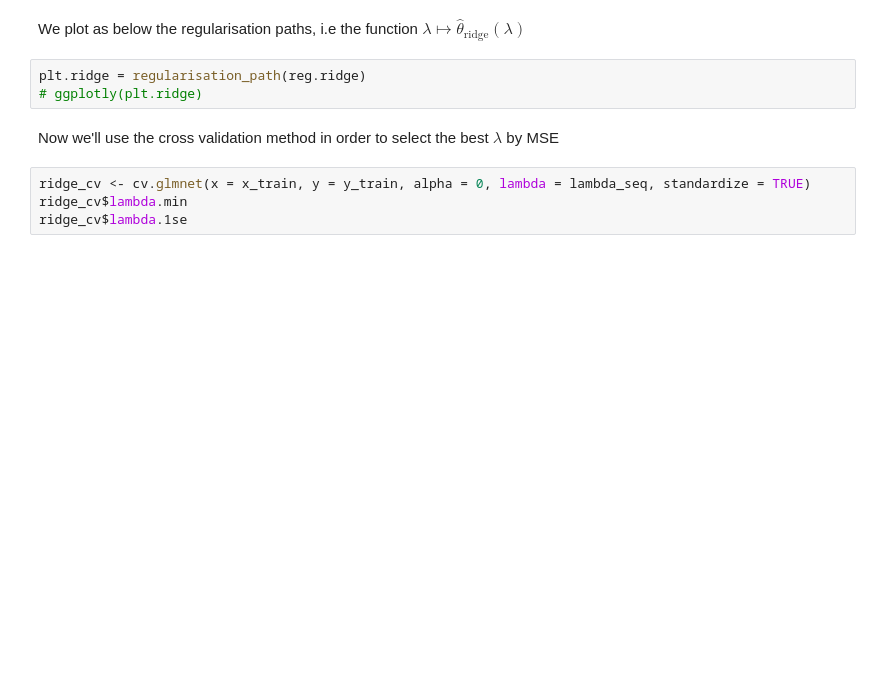
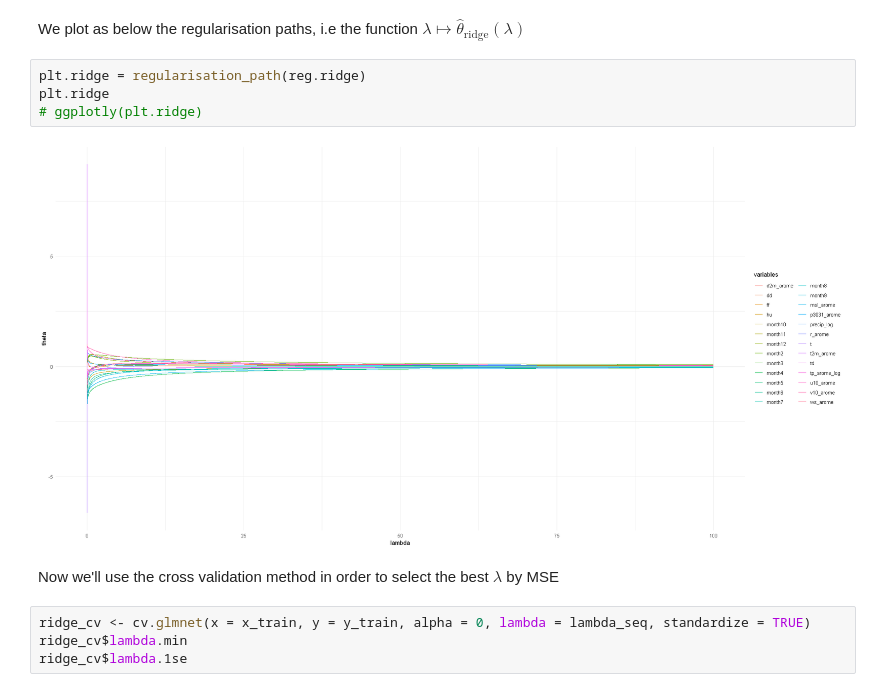
Before and after one commit to NguyenHai7120/4A-MachineLearning-Project, a Jupyter notebook: Regression-R.ipynb, the cells around one changed output. Drawn from its saved outputs; the diff is of its cells as text; blank space fills up the shorter version.

```diff
--- a/Regression-R.ipynb
+++ b/Regression-R.ipynb
@@ -801,7 +735,10 @@ ERROR: Error in elnet_exp(ka, parm = alpha, x, y, weights, jd, vp, cl, ne, nx, :
 We plot as below the regularisation paths, i.e the function $\lambda \mapsto \hat{\theta}_\text{ridge}(\lambda) $
 # %%
 plt.ridge = regularisation_path(reg.ridge)
+plt.ridge
 # ggplotly(plt.ridge)
+# %% [output]
+[figure, added]
 # %% [markdown]
 Now we'll use the cross validation method in order to select the best $\lambda$ by MSE
 # %%
```
Also changed, not shown: parts of 92 cells of this notebook, 1 other file.
